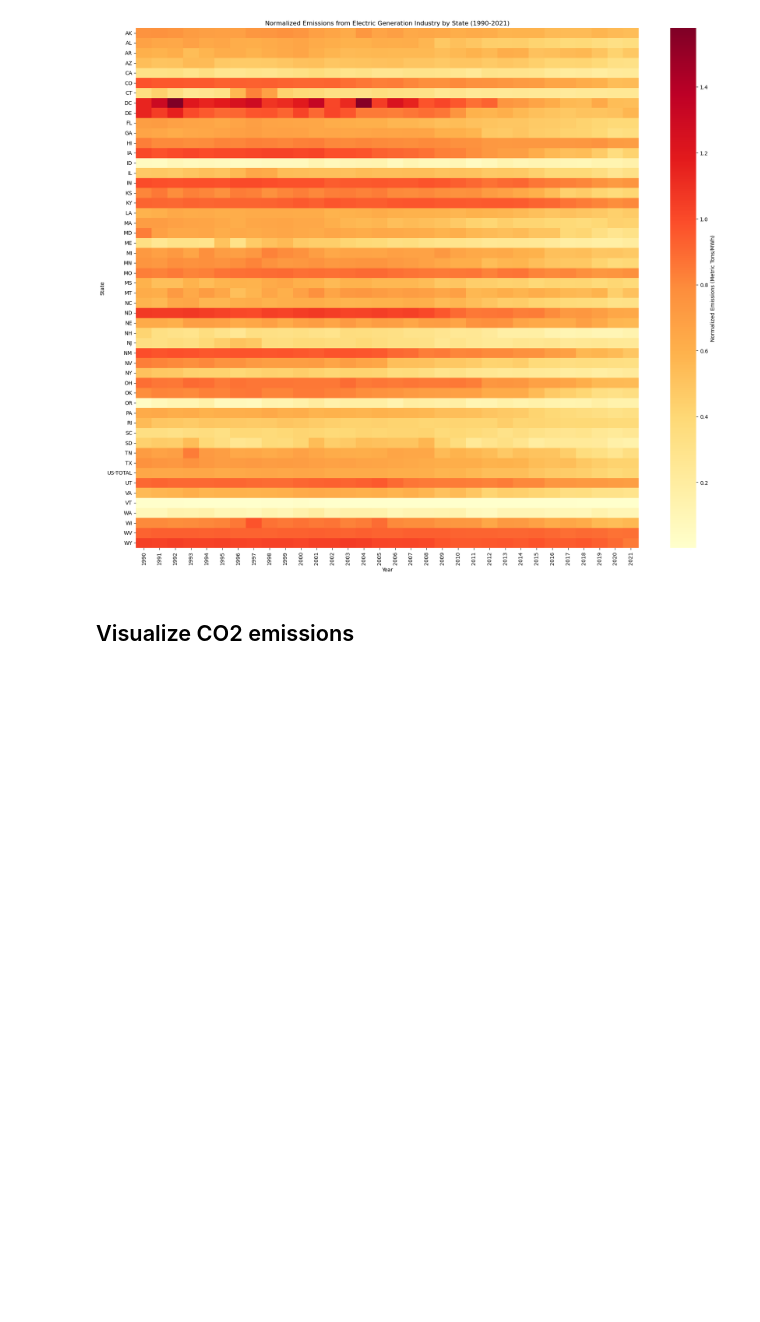
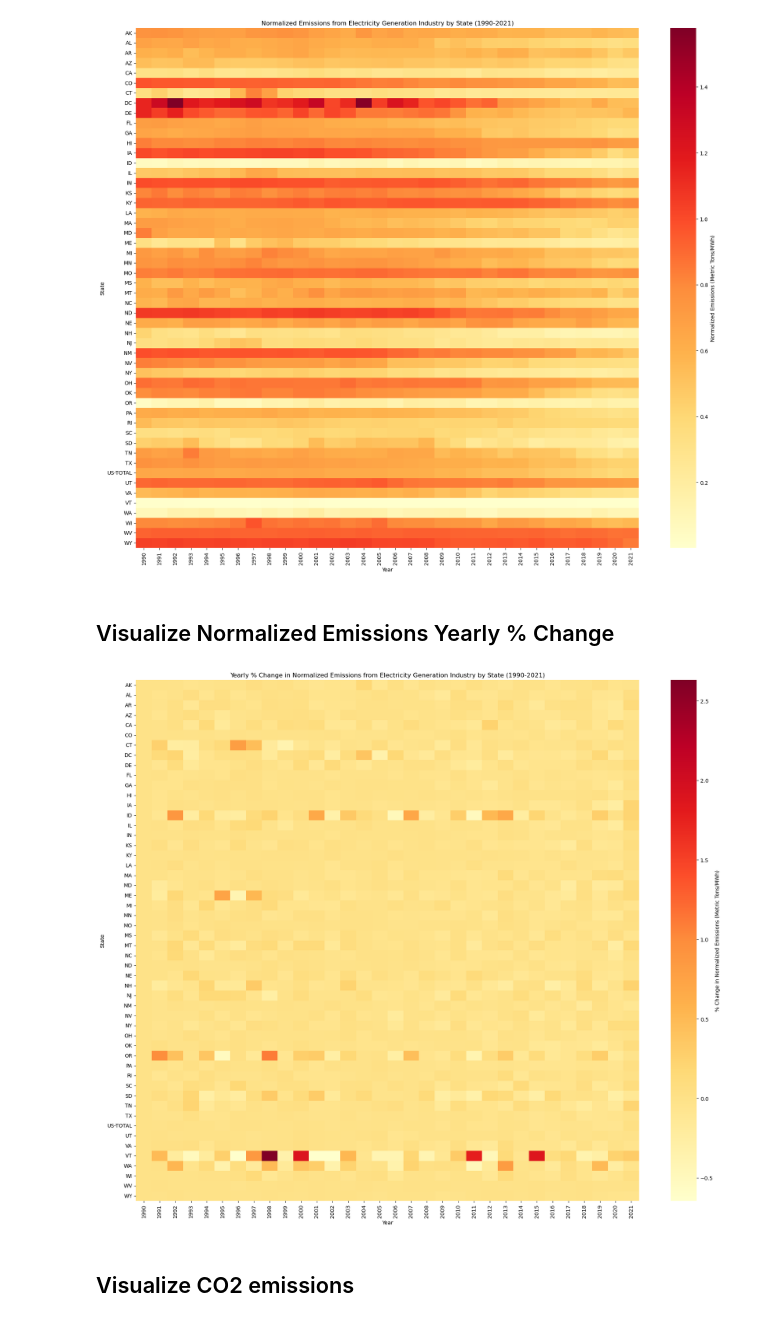
Before and after one commit to sven-soderborg/HonorsThesisCode, a Jupyter notebook: emissions_heatmap.ipynb, the cells around one changed output. Saved outputs shown, nothing was run; the diff lists cells and outputs as text; code cells hidden in the pictures; blank space fills up the shorter version.

```diff
--- a/emissions_heatmap.ipynb
+++ b/emissions_heatmap.ipynb
@@ -60,8 +60,9 @@ e_data.drop(["producer", "source"], axis=1, inplace=True)
 g_data.drop(["producer", "source"], axis=1, inplace=True)
 data = pd.merge(e_data, g_data, on=["year", "state"], how="inner")
 
-# Create normalized emissions column
+# Create normalized emissions column and pct change column
 data["norm_emis"] = (data["co2"] + data["so2"] + data["nox"]) / data["generation"]
+data['norm_emis_pct_change'] = data.groupby('state')['norm_emis'].pct_change().fillna(0)
 # %% [markdown]
 ## Visualize Normalized Emissions
 # %%
@@ -78,6 +79,22 @@ plt.tight_layout()
 plt.show()
 # %% [output]
 [figure]
+# %% [markdown]
+## Visualize Normalized Emissions Yearly % Change
+# %%
+# Pivot data for heatmap
+so2_heatmap = data.pivot(index="state", columns="year", values="norm_emis_pct_change")
+
+# Plotting
+plt.figure(figsize=(18, 15))
+sns.heatmap(so2_heatmap, cmap="YlOrRd", cbar_kws={'label': '% Change in Normalized Emissions (Metric Tons/MWh)'})
+plt.title("Yearly % Change in Normalized Emissions from Electricity Generation Industry by State (1990-2021)")
+plt.ylabel("State")
+plt.xlabel("Year")
+plt.tight_layout()
+plt.show()
+# %% [output]
+[figure, added]
 # %% [markdown]
 ## Visualize CO2 emissions
 # %%
```
Also changed, not shown: parts of 1 cell of this notebook, 2 other files.
